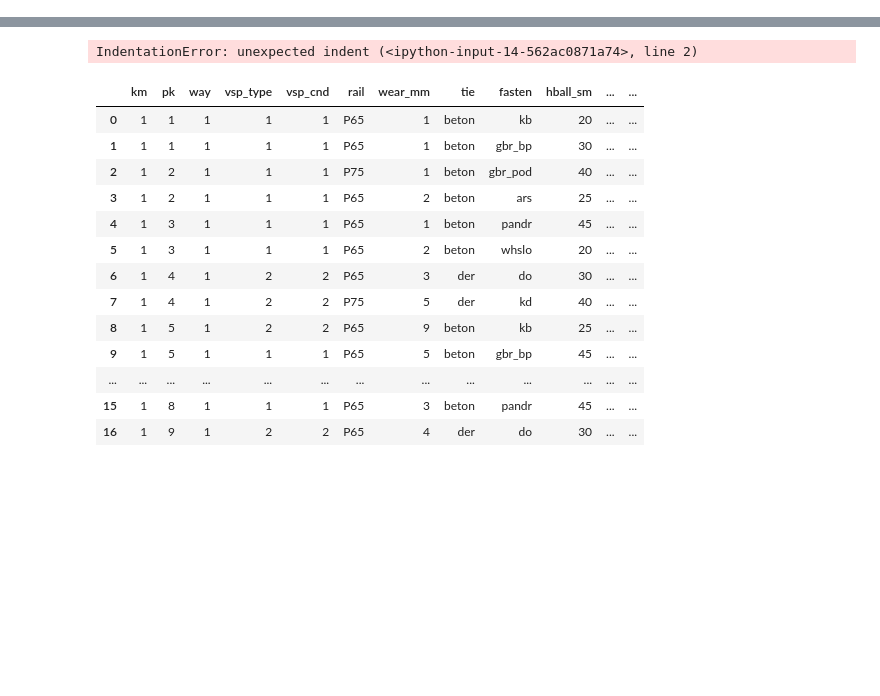
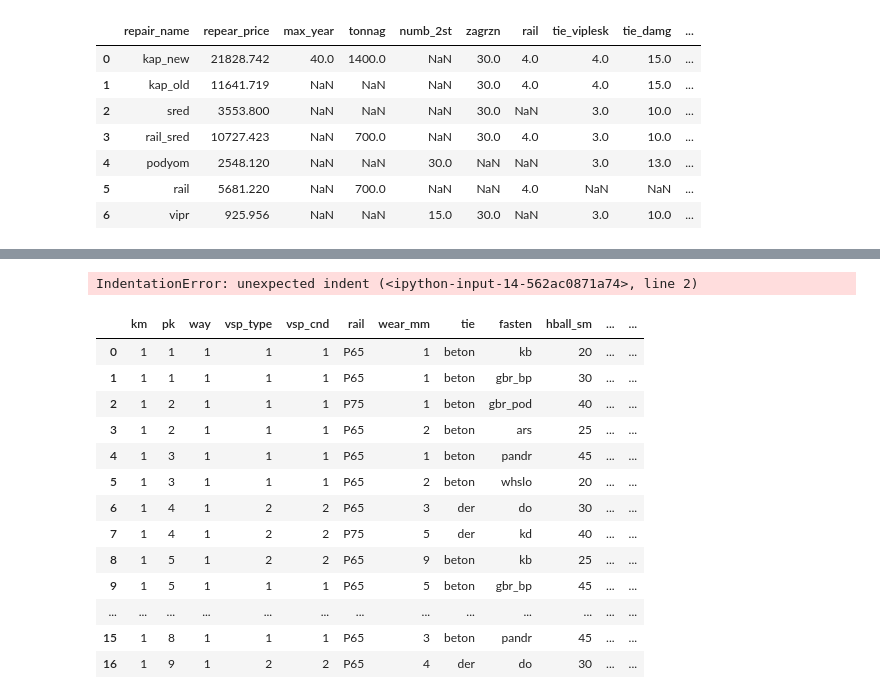
Before and after one commit to cheef78/Neiroexpert, a Jupyter notebook: Neiroexpert.ipynb, the cells around one changed output, grey strips where cells are left out. Saved outputs shown, nothing was run; the diff lists cells and outputs as text; code cells hidden in the pictures; blank space fills up the shorter version.

```diff
--- a/Neiroexpert.ipynb
+++ b/Neiroexpert.ipynb
@@ -43,3 +43,4 @@ trains = pd.read_excel('dannye.xlsx', sheet_name='trains')
 pod_sos = pd.read_excel('dannye.xlsx', sheet_name='pod_sos')
 vsp_konstr = pd.read_excel('dannye.xlsx', sheet_name='vsp_constr')
 damage_koef = pd.read_excel('dannye.xlsx', sheet_name='damage_koeff')
+criteria = pd.read_excel('dannye.xlsx', sheet_name='criteria')
@@ -65,2 +47,13 @@ damage_koef
+# %%
+criteria
+# %% [output]
+|  | repair_name | repear_price | max_year | tonnag | numb_2st | zagrzn | rail | tie_viplesk | tie_damg | ... |
+| 0 | kap_new | 21828.742 | 40.0 | 1400.0 | NaN | 30.0 | 4.0 | 4.0 | 15.0 | ... |
+| 1 | kap_old | 11641.719 | NaN | NaN | NaN | 30.0 | 4.0 | 4.0 | 15.0 | ... |
+| 2 | sred | 3553.800 | NaN | NaN | NaN | 30.0 | NaN | 3.0 | 10.0 | ... |
+| 3 | rail_sred | 10727.423 | NaN | 700.0 | NaN | 30.0 | 4.0 | 3.0 | 10.0 | ... |
+| 4 | podyom | 2548.120 | NaN | NaN | 30.0 | NaN | NaN | 3.0 | 13.0 | ... |
+| 5 | rail | 5681.220 | NaN | 700.0 | NaN | NaN | 4.0 | NaN | NaN | ... |
+| 6 | vipr | 925.956 | NaN | NaN | 15.0 | 30.0 | NaN | 3.0 | 10.0 | ... |
 # %%
 # бЛОК вычисления сил для каждого элемента плана с полным учетом вагонопотока на линии
```
Also changed, not shown: parts of 5 cells of this notebook, 5 other files.
